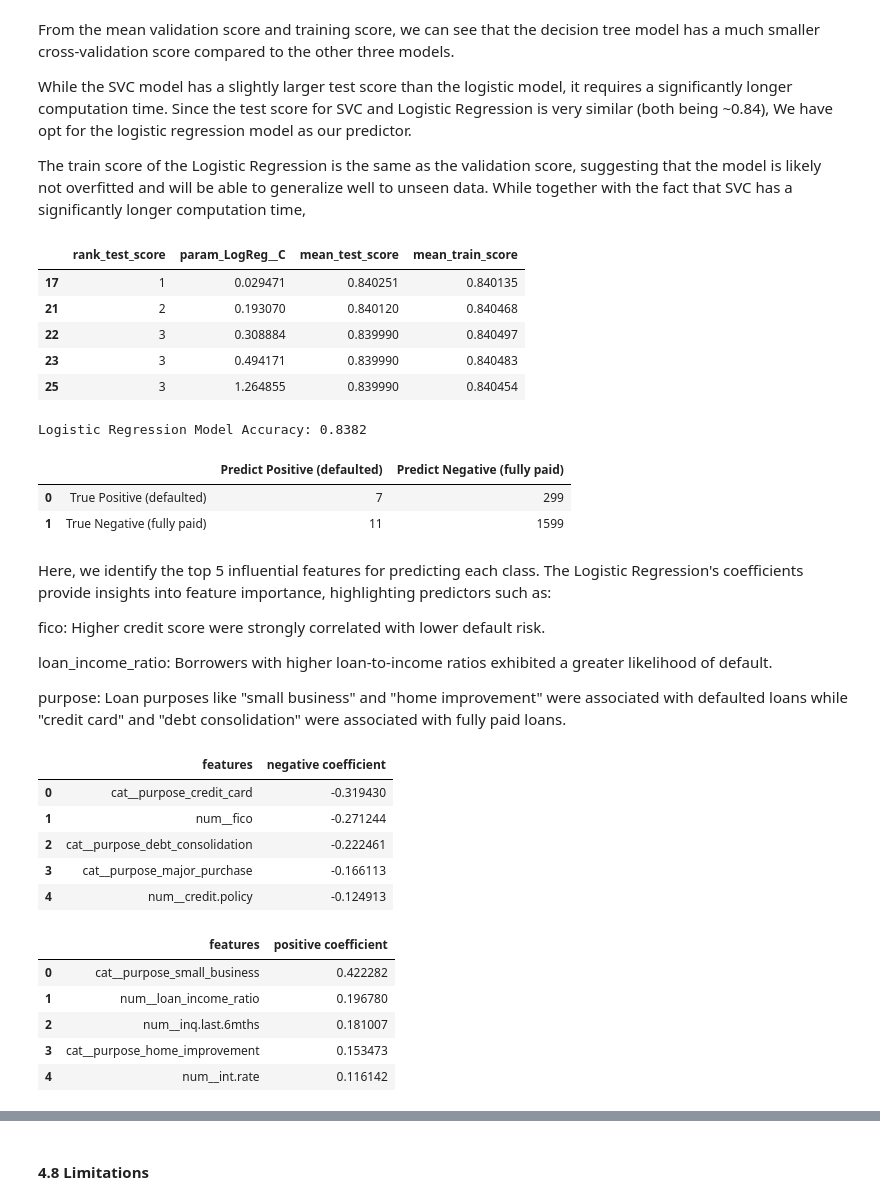
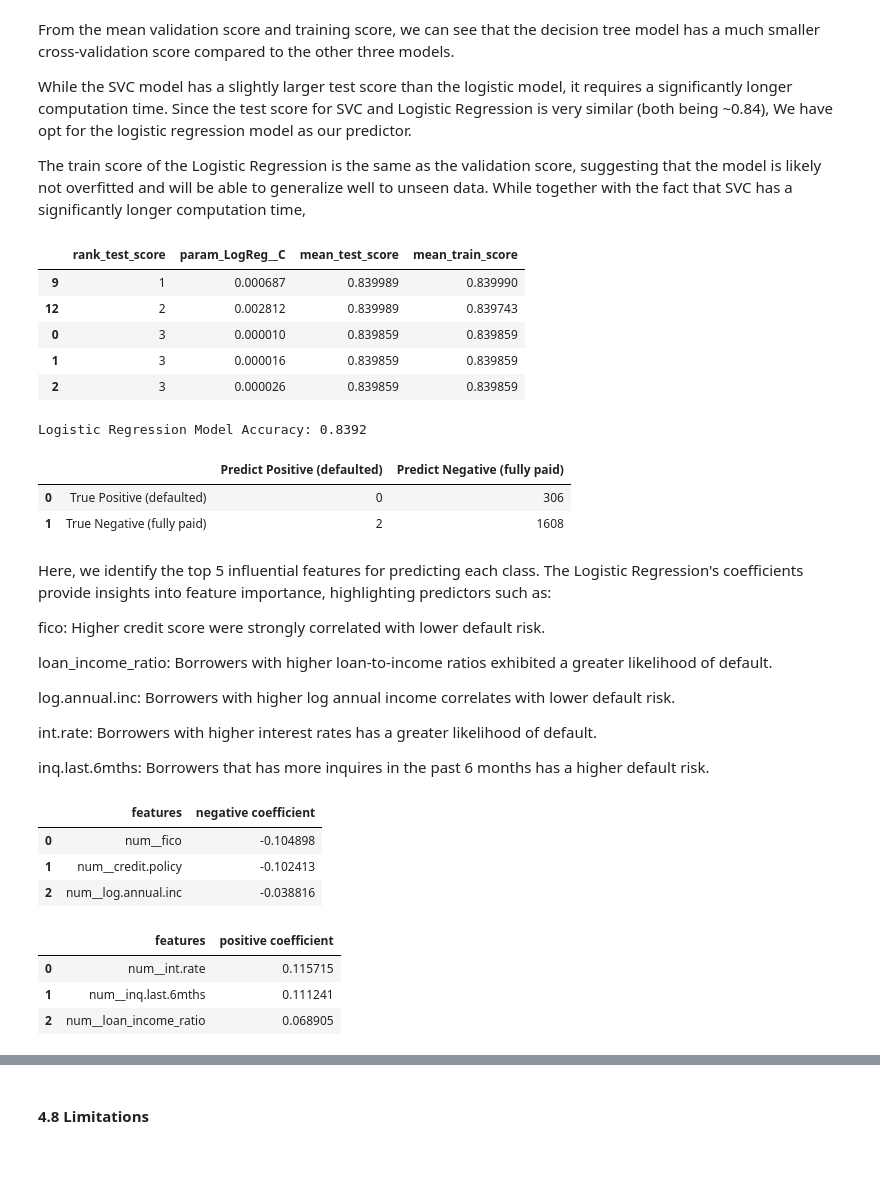
Before and after one commit to UBC-MDS/P2P_Loan, a Jupyter notebook: notebooks/p2p_lending_risk_analysis_report.ipynb, the cells around one changed output, grey strips where cells are left out. Cells and saved outputs as stored; diff of their text form; code cells hidden in the pictures; blank space fills up the shorter version.

Commit message:
Update report and data validation

```diff
--- a/notebooks/p2p_lending_risk_analysis_report.ipynb
+++ b/notebooks/p2p_lending_risk_analysis_report.ipynb
@@ -107,11 +104,7 @@ Python language was used to conduct this analysis.
 In order for us to draw context about the data, let us have a look at the first few rows of the data; check the info about all columns, data types, and number of NaN values; and summary statistis.
 # %%
 # Define the project root directory (adjust the path if needed)
-project_root = os.path.abspath(os.path.join('..', '..', 'P2P_Loan_Risk-Analysis'))
-
-# Define the relative path to the data
-DATA_DIR = os.path.join(project_root, 'data', 'raw')
-file_path = os.path.join(DATA_DIR, 'loan_data.csv')
+file_path = os.path.join("..", "data", "raw", "loan_data.csv")
 
 p2ploan_df = pd.read_csv(file_path)
 
@@ -486,11 +489,11 @@ y_test = test_df['not.fully.paid']
 # %%
 # Define numeric and categorical columns
 numeric_features = [
-    'int.rate', 'installment', 'annual.inc', 'loan_income_ratio', 'dti',
+    'int.rate', 'installment', 'log.annual.inc', 'loan_income_ratio', 'dti',
     'days.with.cr.line', 'revol.bal', 'revol.util', "fico",
     'inq.last.6mths', 'delinq.2yrs', 'pub.rec', "credit.policy"
 ]
-categorical_features = ['purpose', "loan_categories"]
+categorical_features = ['purpose']
 
 # Preprocessing
 numeric_transformer = Pipeline(steps=[
@@ -500,7 +503,7 @@ numeric_transformer = Pipeline(steps=[
 
 categorical_transformer = Pipeline(steps=[
     ('imputer', SimpleImputer(strategy='most_frequent')),  # Handle missing values
-    ('onehot', OneHotEncoder(handle_unknown='ignore'))     # Encode categorical features
+    ('onehot', OneHotEncoder(handle_unknown='ignore', sparse_output=False))     # Encode categorical features
 ])
 
 preprocessor = ColumnTransformer(
@@ -509,6 +512,14 @@ preprocessor = ColumnTransformer(
         ('cat', categorical_transformer, categorical_features)
     ]
 )
+# %%
+# Save transformed data to csv
+set_config(transform_output="pandas")
+preprocessor.fit(train_df)
+scale_train = preprocessor.transform(train_df)
+scale_train.to_csv("../data/processed/scaled_loan_train.csv")
+scale_test = preprocessor.transform(test_df)
+scale_test.to_csv("../data/processed/scaled_loan_test.csv")
 # %% [markdown]
 ####  4.6 Model Building<br>
 # %% [markdown]
@@ -596,17 +607,17 @@ cv_results = pd.DataFrame(log_reg_search.cv_results_)[[
 cv_results.sort_values(by="rank_test_score").head(5)
 # %% [output]
 |  | rank_test_score | param_LogReg__C | mean_test_score | mean_train_score |
-| 17 | 1 | 0.029471 | 0.840251 | 0.840135 |
-| 21 | 2 | 0.193070 | 0.840120 | 0.840468 |
-| 22 | 3 | 0.308884 | 0.839990 | 0.840497 |
-| 23 | 3 | 0.494171 | 0.839990 | 0.840483 |
-| 25 | 3 | 1.264855 | 0.839990 | 0.840454 |
+| 9 | 1 | 0.000687 | 0.839989 | 0.839990 |
+| 12 | 2 | 0.002812 | 0.839989 | 0.839743 |
+| 0 | 3 | 0.000010 | 0.839859 | 0.839859 |
+| 1 | 3 | 0.000016 | 0.839859 | 0.839859 |
+| 2 | 3 | 0.000026 | 0.839859 | 0.839859 |
 # %%
 y_pred_log_reg = log_reg_search.predict(X_test)
 accuracy_log_reg = accuracy_score(y_test, y_pred_log_reg)
 print(f"Logistic Regression Model Accuracy: {accuracy_log_reg:.4f}")
 # %% [output]
-Logistic Regression Model Accuracy: 0.8382
+Logistic Regression Model Accuracy: 0.8392
 # %%
 pred_true = pd.DataFrame({"prediction":y_pred_log_reg, "true":y_test})
 results_log_reg = pd.DataFrame(
@@ -627,8 +638,8 @@ results_log_reg = pd.DataFrame(
 results_log_reg
 # %% [output]
 |  |  | Predict Positive (defaulted) | Predict Negative (fully paid) |
-| 0 | True Positive (defaulted) | 7 | 299 |
-| 1 | True Negative (fully paid) | 11 | 1599 |
+| 0 | True Positive (defaulted) | 0 | 306 |
+| 1 | True Negative (fully paid) | 2 | 1608 |
 # %% [markdown]
 Here, we identify the top 5 influential features for predicting each class.
 The Logistic Regression's coefficients provide insights into feature importance, highlighting predictors such as:
@@ -637,34 +648,34 @@ fico: Higher credit score were strongly correlated with lower default risk.
 
 loan_income_ratio: Borrowers with higher loan-to-income ratios exhibited a greater likelihood of default.
 
-purpose: Loan purposes like "small business" and "home improvement" were associated with defaulted loans while "credit card" and "debt consolidation" were associated with fully paid loans.
+log.annual.inc: Borrowers with higher log annual income correlates with lower default risk.
+
+int.rate: Borrowers with higher interest rates has a greater likelihood of default.
+
+inq.last.6mths: Borrowers that has more inquires in the past 6 months has a higher default risk.
 # %%
 preprocessor.fit(X_train)
 coefficients = log_reg_search.best_estimator_.named_steps['LogReg'].coef_[0]
 
 pd.DataFrame(
     {"features":preprocessor.get_feature_names_out(),
      "negative coefficient": coefficients}
-).sort_values(by="negative coefficient", ascending=True, ignore_index=True).head(5)
+).sort_values(by="negative coefficient", ascending=True, ignore_index=True).head(3)
 # %% [output]
 |  | features | negative coefficient |
-| 0 | cat__purpose_credit_card | -0.319430 |
-| 1 | num__fico | -0.271244 |
-| 2 | cat__purpose_debt_consolidation | -0.222461 |
-| 3 | cat__purpose_major_purchase | -0.166113 |
-| 4 | num__credit.policy | -0.124913 |
+| 0 | num__fico | -0.104898 |
+| 1 | num__credit.policy | -0.102413 |
+| 2 | num__log.annual.inc | -0.038816 |
 # %%
 pd.DataFrame(
     {"features":preprocessor.get_feature_names_out(),
      "positive coefficient": coefficients}
-).sort_values(by="positive coefficient", ascending=False, ignore_index=True).head(5)
+).sort_values(by="positive coefficient", ascending=False, ignore_index=True).head(3)
 # %% [output]
 |  | features | positive coefficient |
-| 0 | cat__purpose_small_business | 0.422282 |
-| 1 | num__loan_income_ratio | 0.196780 |
-| 2 | num__inq.last.6mths | 0.181007 |
-| 3 | cat__purpose_home_improvement | 0.153473 |
-| 4 | num__int.rate | 0.116142 |
+| 0 | num__int.rate | 0.115715 |
+| 1 | num__inq.last.6mths | 0.111241 |
+| 2 | num__loan_income_ratio | 0.068905 |
 # %% [markdown]
 On the test set, the model correctly predicted 1608 cases out of 1916, with 308 errors.
 These errors were distributed across false positives and false negatives. False negatives, representing cases where a defaulted loan was not flagged, pose a greater financial risk, as these borrowers are likely to incur losses. False positives, on the other hand, might result in stricter lending requirements for borrowers who would have successfully repaid their loans.
```
Also changed, not shown: parts of 6 cells of this notebook.
